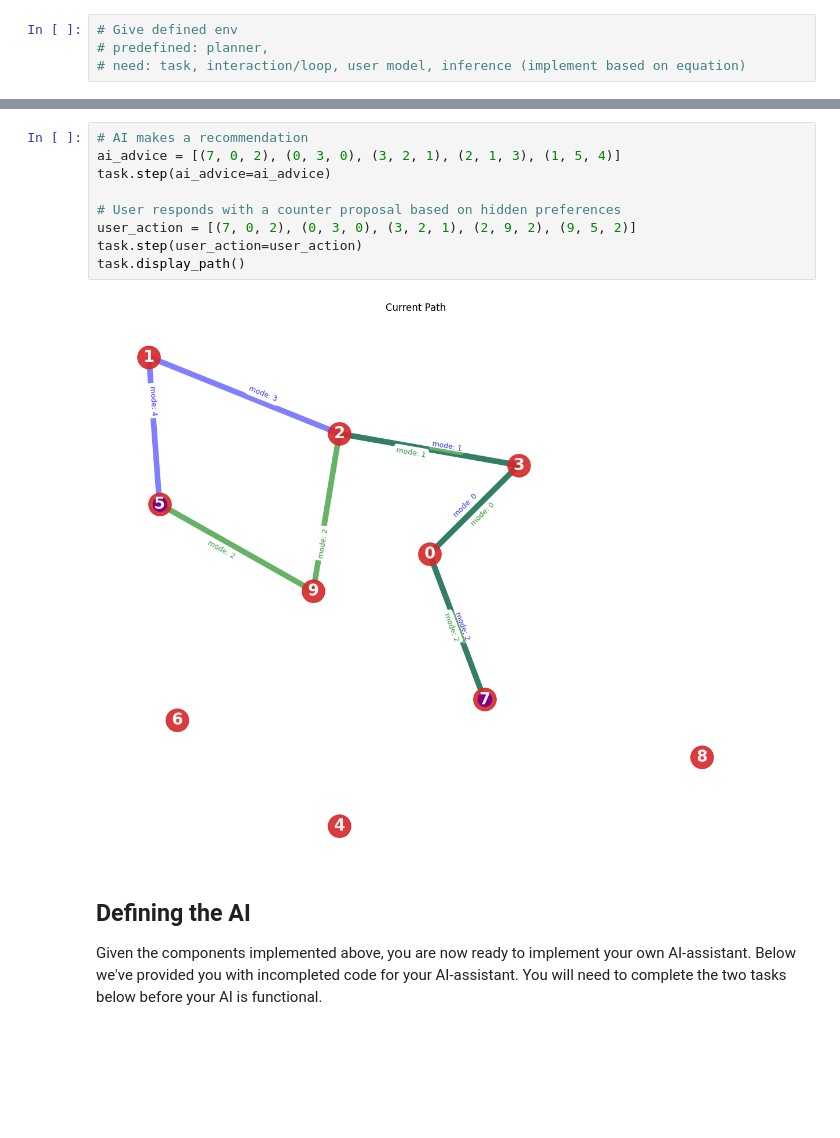
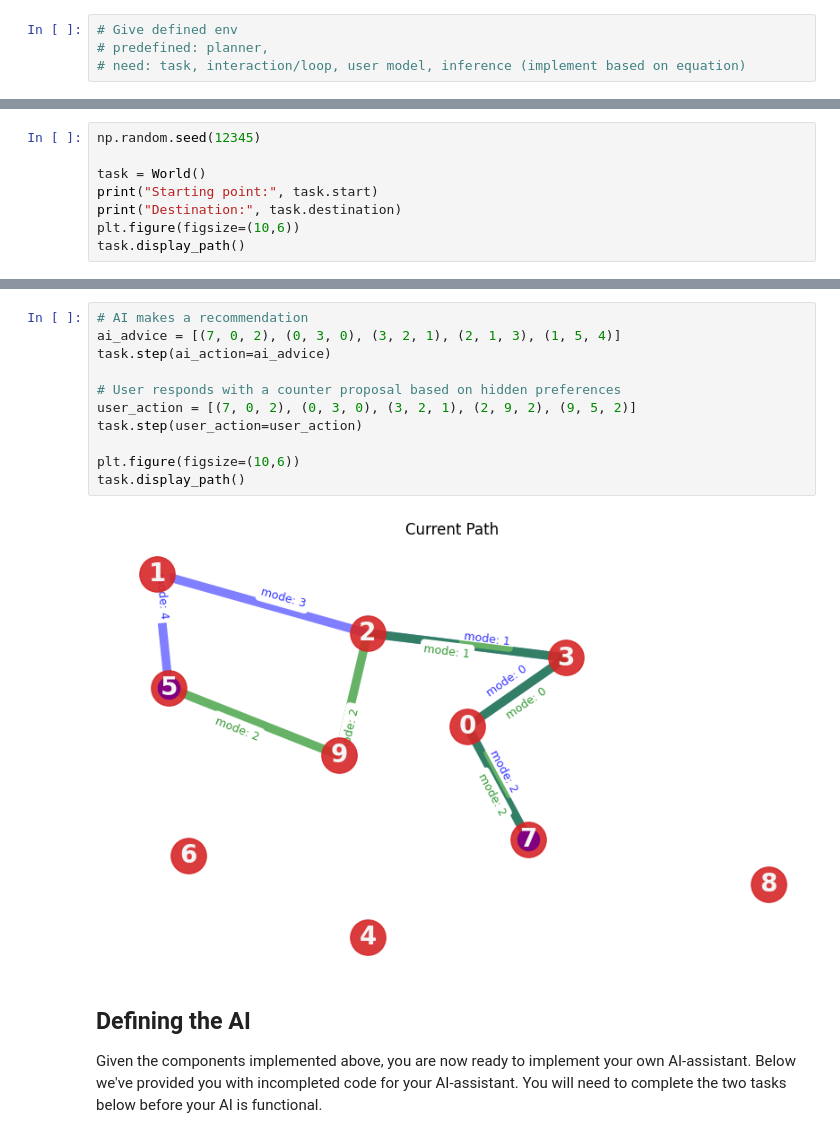
Before and after one commit to AaltoPML/ai_assistance_tutorial, a Jupyter notebook: AI_assistance_Tutorial.ipynb, the cells around one changed output, grey strips where cells are left out. Drawn from its saved outputs; the diff is of its cells as text; blank space fills up the shorter version.

```diff
--- a/AI_assistance_Tutorial.ipynb
+++ b/AI_assistance_Tutorial.ipynb
@@ -195,0 +226,8 @@ Destination: 5
+# %%
+np.random.seed(12345)
+
+task = World()
+print("Starting point:", task.start)
+print("Destination:", task.destination)
+plt.figure(figsize=(10,6))
+task.display_path()
@@ -208,14 +281,16 @@ To illustrate this, consider the world state below. The blue path denotes the jo
 # %%
 # AI makes a recommendation
 ai_advice = [(7, 0, 2), (0, 3, 0), (3, 2, 1), (2, 1, 3), (1, 5, 4)]
-task.step(ai_advice=ai_advice)
+task.step(ai_action=ai_advice)
 
 # User responds with a counter proposal based on hidden preferences
 user_action = [(7, 0, 2), (0, 3, 0), (3, 2, 1), (2, 9, 2), (9, 5, 2)]
 task.step(user_action=user_action)
+
+plt.figure(figsize=(10,6))
 task.display_path()
 # %% [output]
-[figure, old version]
+[figure, new version]
 # %% [markdown]
 ## Defining the AI
 
```
Also changed, not shown: parts of 33 cells of this notebook, 1 other file.
